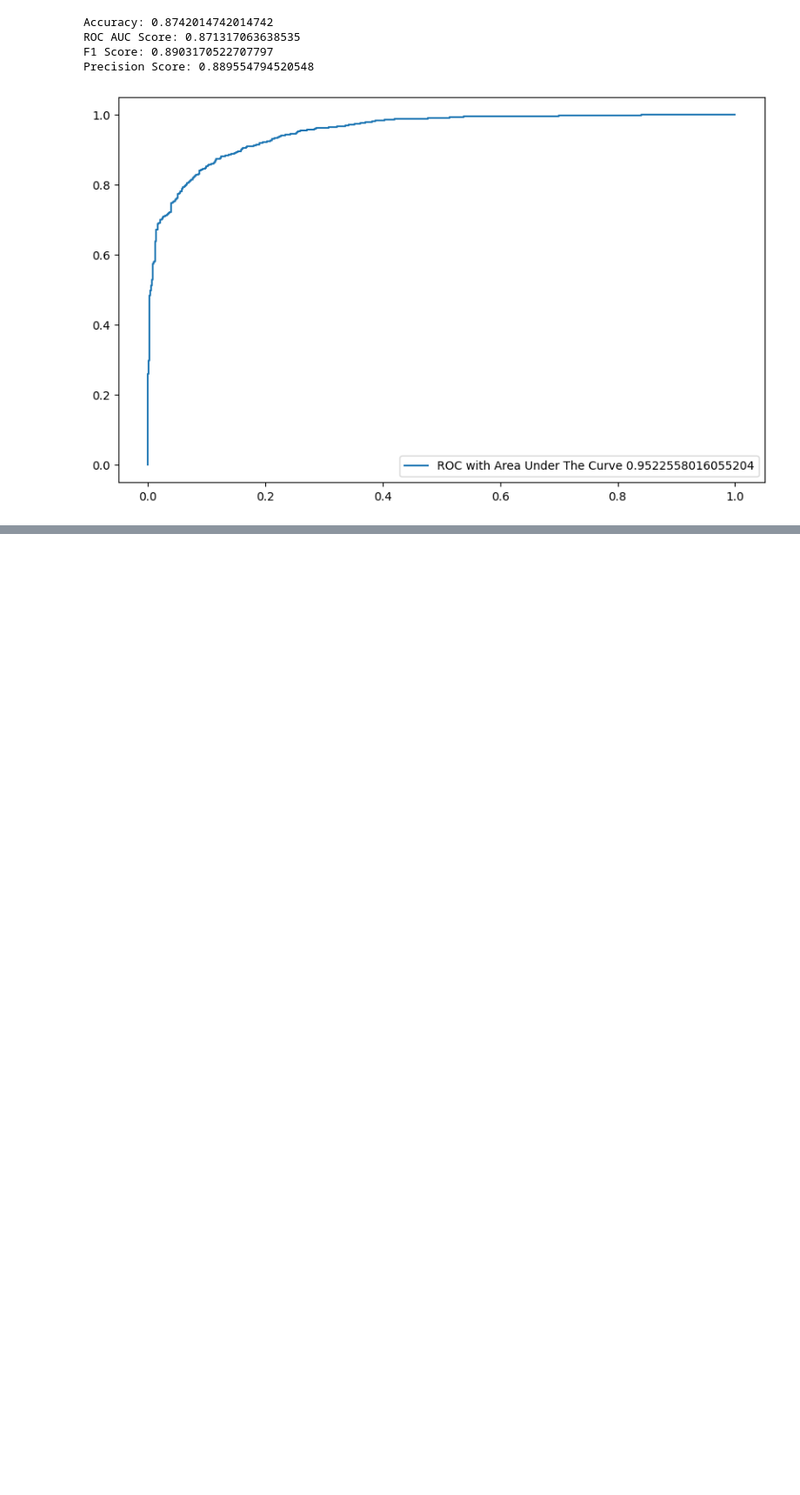
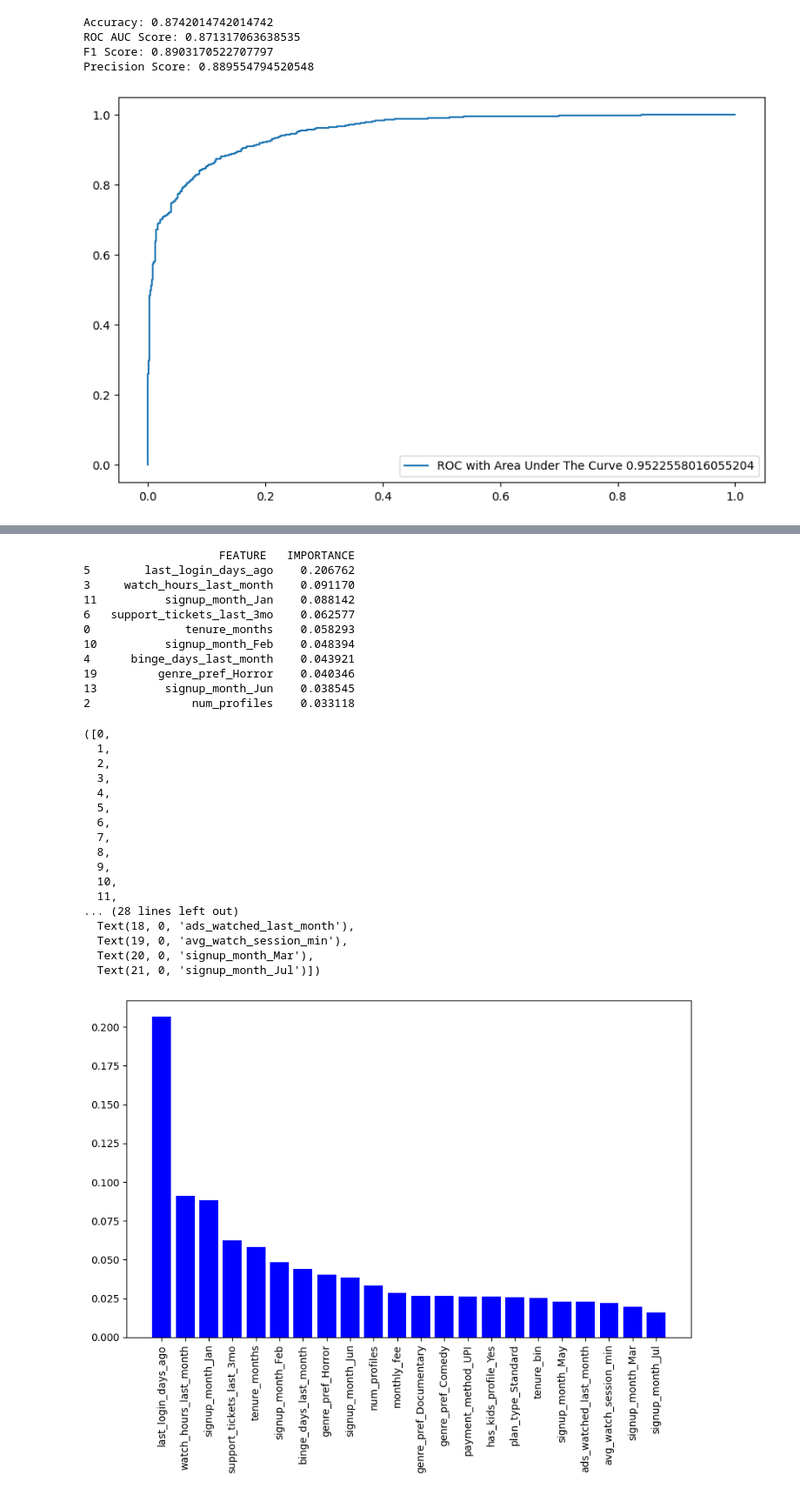
Before and after one commit to Tru735/ChurnPredictorOTT, a Jupyter notebook: churnPredictorIndex.ipynb, the cells around one changed output, grey strips where cells are left out. Shown at 87% size. Drawn from its saved outputs; the diff is of its cells as text; code cells hidden in the pictures; blank space fills up the shorter version.

```diff
--- a/churnPredictorIndex.ipynb
+++ b/churnPredictorIndex.ipynb
@@ -341,0 +364,40 @@ gen_roc_curve(modelXGB, X_test)
+# %%
+impdf  = pd.DataFrame({
+    'FEATURE ' : X_train.columns,
+    'IMPORTANCE' : modelXGB.feature_importances_
+}).sort_values(by='IMPORTANCE', ascending=False)
+
+print(impdf.head(10))
+plt.figure(figsize=(10, 6))
+plt.bar(impdf['FEATURE '], impdf['IMPORTANCE'], color='blue')
+plt.xticks(rotation=90)
+# %% [output]
+                    FEATURE   IMPORTANCE
+5        last_login_days_ago    0.206762
+3     watch_hours_last_month    0.091170
+11          signup_month_Jan    0.088142
+6   support_tickets_last_3mo    0.062577
+0              tenure_months    0.058293
+10          signup_month_Feb    0.048394
+4      binge_days_last_month    0.043921
+19         genre_pref_Horror    0.040346
+13          signup_month_Jun    0.038545
+2               num_profiles    0.033118
+([0,
+  1,
+  2,
+  3,
+  4,
+  5,
+  6,
+  7,
+  8,
+  9,
+  10,
+  11,
+... (28 lines left out)
+  Text(18, 0, 'ads_watched_last_month'),
+  Text(19, 0, 'avg_watch_session_min'),
+  Text(20, 0, 'signup_month_Mar'),
+  Text(21, 0, 'signup_month_Jul')])
+[figure, added]
```
Also changed, not shown: parts of 5 cells of this notebook.
